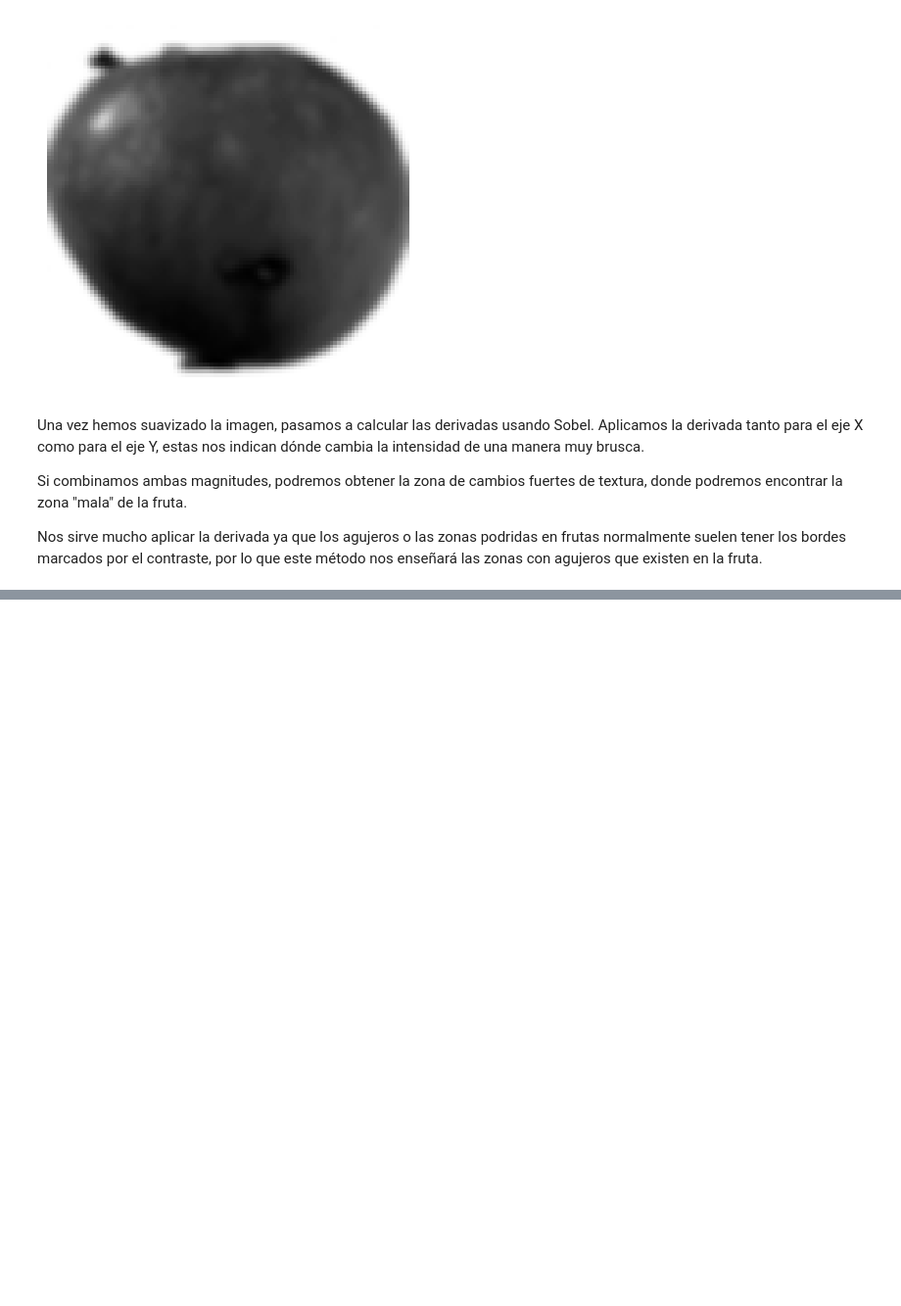
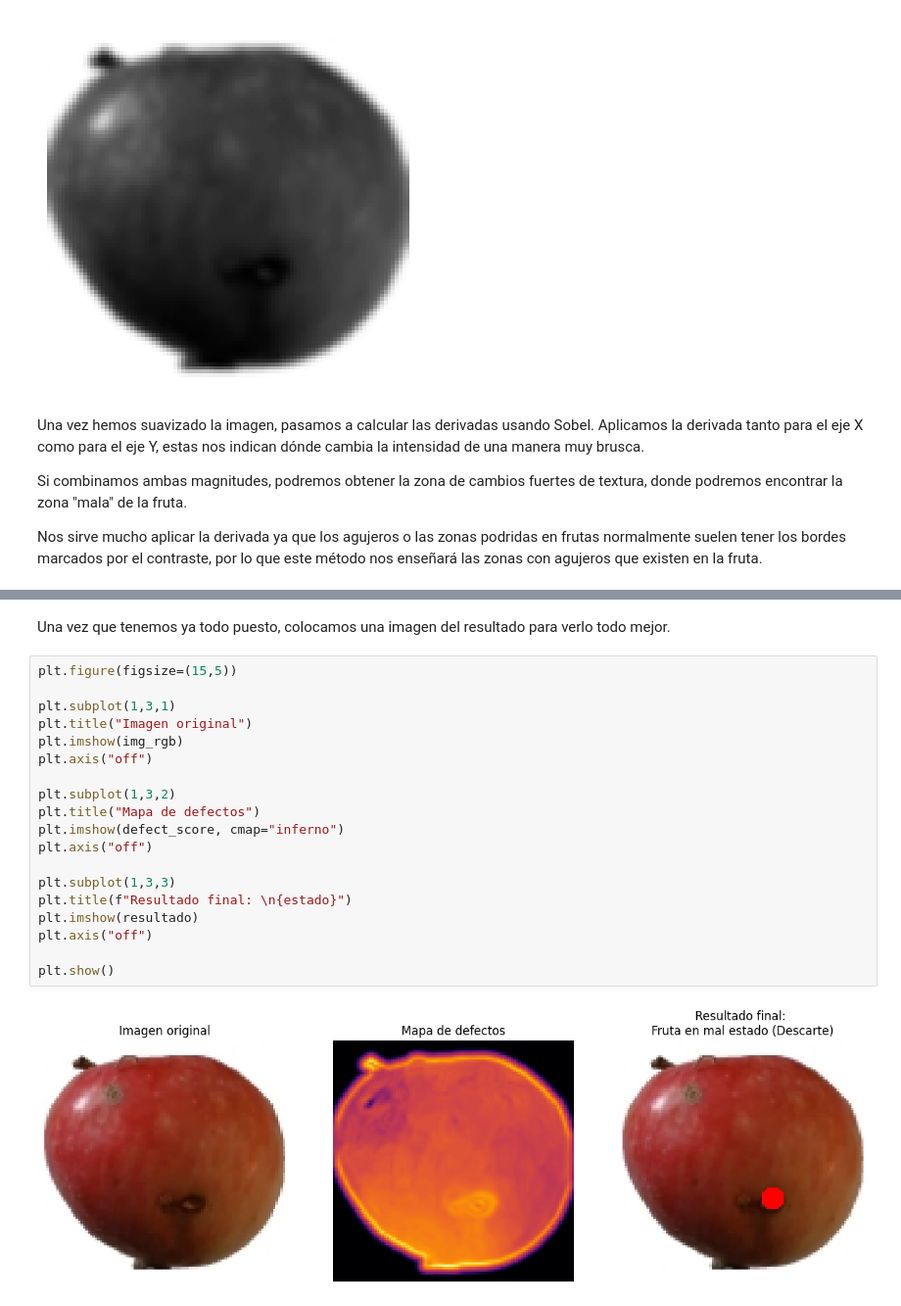
Before and after one commit to Chewi9/Fruit-Quality, a Jupyter notebook: Parte-1.ipynb, the cells around one changed output, grey strips where cells are left out. Shown at 98% size. Cells and saved outputs as stored; diff of their text form; blank space fills up the shorter version.

```diff
--- a/Parte-1.ipynb
+++ b/Parte-1.ipynb
@@ -240,0 +236,23 @@ Resultado del análisis: 🟩 Fruta en buen estado
+# %% [markdown]
+Una vez que tenemos ya todo puesto, colocamos una imagen del resultado para verlo todo mejor.
+# %%
+plt.figure(figsize=(15,5))
+
+plt.subplot(1,3,1)
+plt.title("Imagen original")
+plt.imshow(img_rgb)
+plt.axis("off")
+
+plt.subplot(1,3,2)
+plt.title("Mapa de defectos")
+plt.imshow(defect_score, cmap="inferno")
+plt.axis("off")
+
+plt.subplot(1,3,3)
+plt.title(f"Resultado final: \n{estado}")
+plt.imshow(resultado)
+plt.axis("off")
+
+plt.show()
+# %% [output]
+[figure, added]
```
Also changed, not shown: parts of 8 cells of this notebook.
